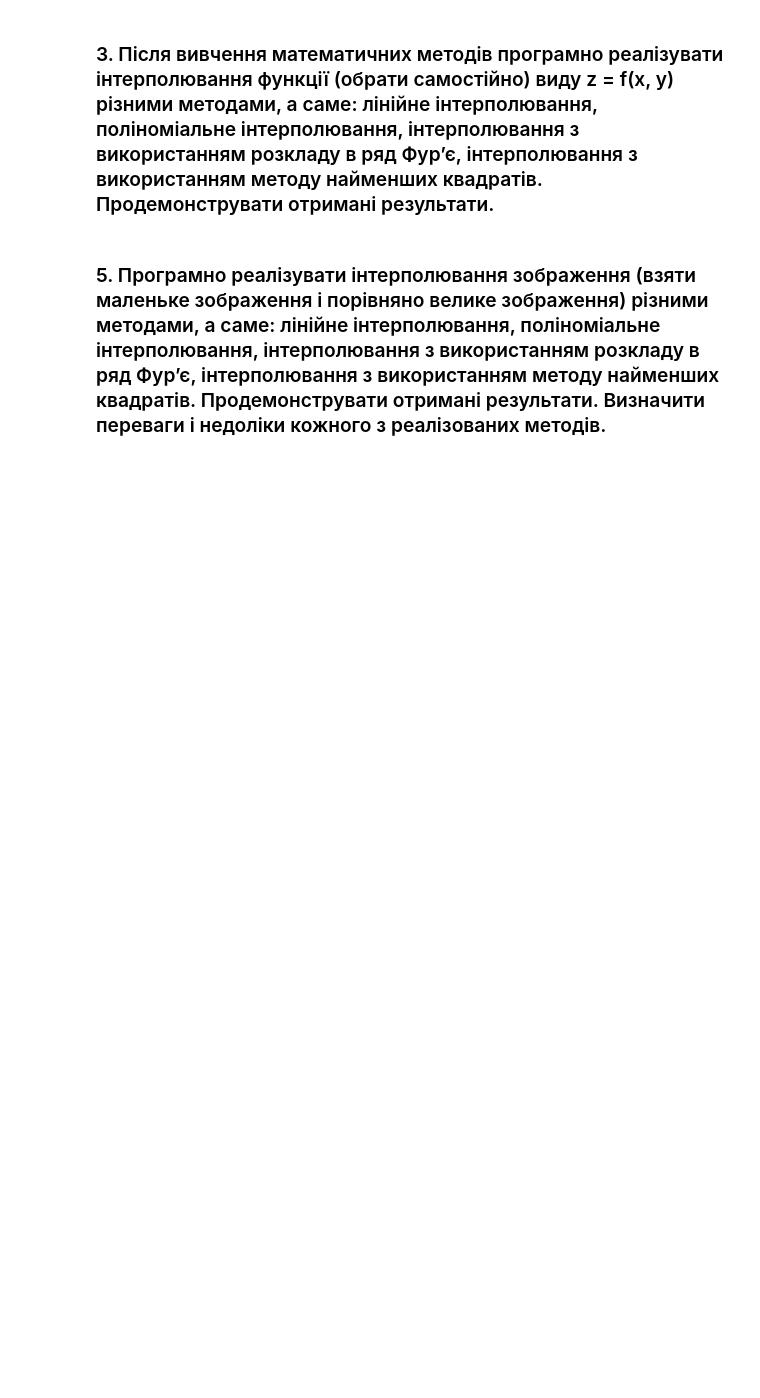
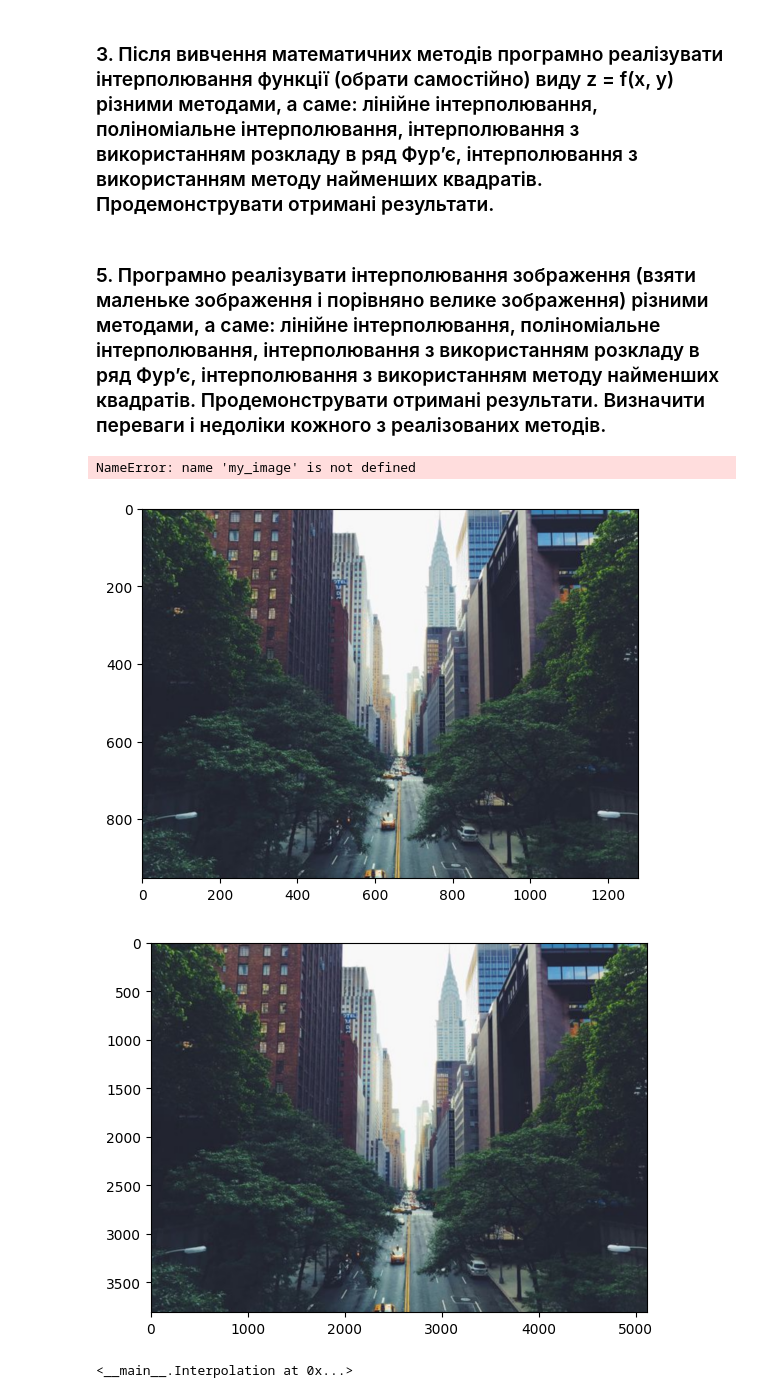
Before and after one commit to KlymentievMaksym/CompGraph, a Jupyter notebook: Lab5.ipynb, the cells around one changed output. Saved outputs shown, nothing was run; the diff lists cells and outputs as text; code cells hidden in the pictures; blank space fills up the shorter version.

Commit message:
Bilinier interpolation completed

```diff
--- a/Lab5.ipynb
+++ b/Lab5.ipynb
@@ -181,3 +199,16 @@ NameError: name 'X' is not defined
 ### 3. Після вивчення математичних методів програмно реалізувати інтерполювання функції (обрати самостійно) виду z = f(x, y) різними методами, а саме: лінійне інтерполювання, поліноміальне інтерполювання, інтерполювання з використанням розкладу в ряд Фур’є, інтерполювання з використанням методу найменших квадратів. Продемонструвати отримані результати.
 # %% [markdown]
 ### 5. Програмно реалізувати інтерполювання зображення (взяти маленьке зображення і порівняно велике зображення) різними методами, а саме: лінійне інтерполювання, поліноміальне інтерполювання, інтерполювання з використанням розкладу в ряд Фур’є, інтерполювання з використанням методу найменших квадратів. Продемонструвати отримані результати. Визначити переваги і недоліки кожного з реалізованих методів.
+# %%
+image = Interpolation("image", "lab5/Test1.jpg")
+image.least_squares_interpolation()
+# %% [output]
+NameError: name 'my_image' is not defined
+# %%
+image = Interpolation("image", "lab5/Test1.jpg")
+image.linear_interpolation().show()
+image.linear_interpolation(replace=True).linear_interpolation(replace=True).linear_interpolation(show=True)
+# %% [output]
+[figure, added]
+[figure, added]
+<__main__.Interpolation at 0x...>
```
Also changed, not shown: parts of 3 cells of this notebook.
